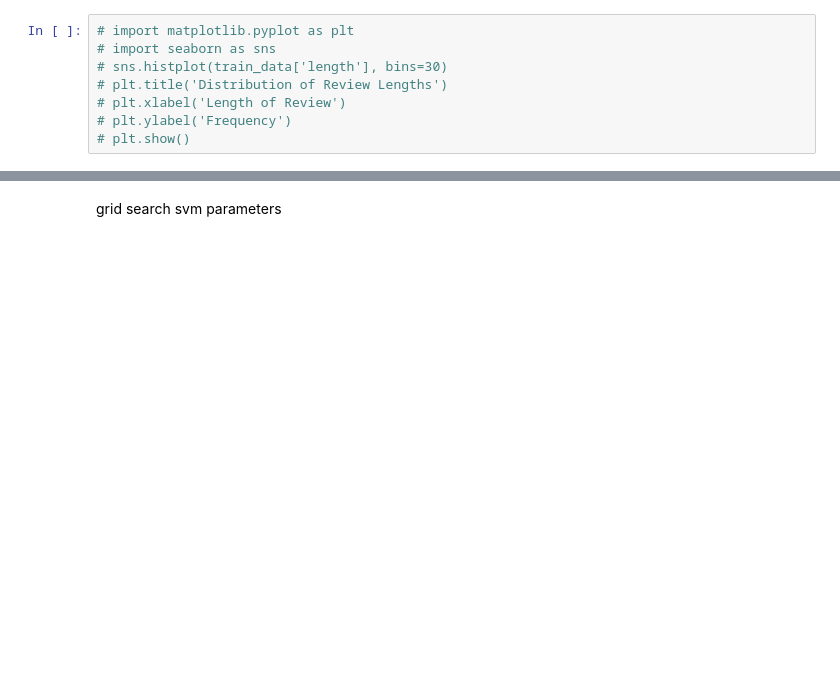
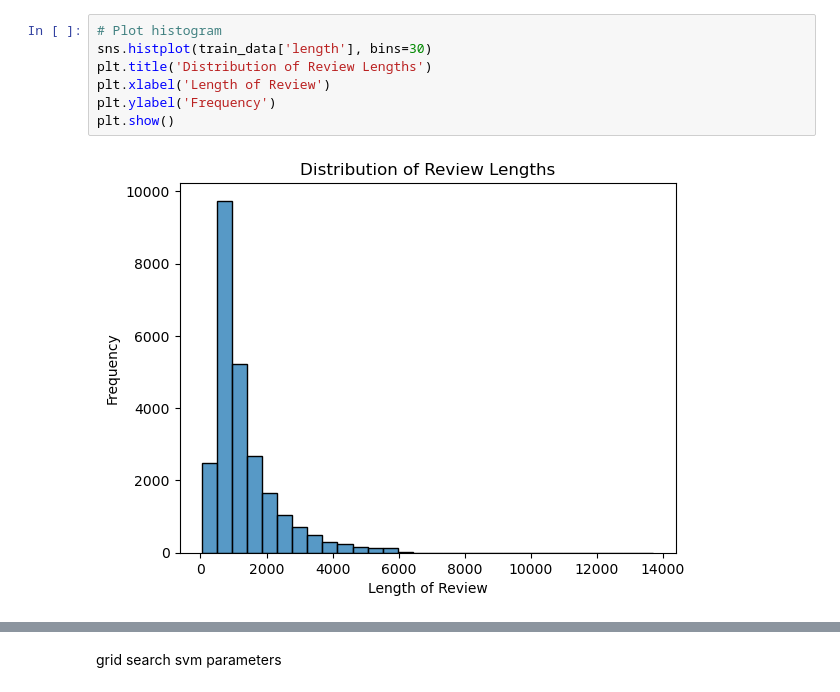
Before and after one commit to HaoleHawaiian/Text-Classification, a Jupyter notebook: IMDB Review Classification.ipynb, the cells around one changed output, grey strips where cells are left out. Cells and saved outputs as stored; diff of their text form; blank space fills up the shorter version.

```diff
--- a/IMDB Review Classification.ipynb
+++ b/IMDB Review Classification.ipynb
@@ -46,9 +116,10 @@ No nulls is good nulls
 # %%
-# import matplotlib.pyplot as plt
-# import seaborn as sns
-# sns.histplot(train_data['length'], bins=30)
-# plt.title('Distribution of Review Lengths')
-# plt.xlabel('Length of Review')
-# plt.ylabel('Frequency')
-# plt.show()
+# Plot histogram
+sns.histplot(train_data['length'], bins=30)
+plt.title('Distribution of Review Lengths')
+plt.xlabel('Length of Review')
+plt.ylabel('Frequency')
+plt.show()
+# %% [output]
+[figure, added]
 # %%
```
Also changed, not shown: parts of 30 cells of this notebook.
